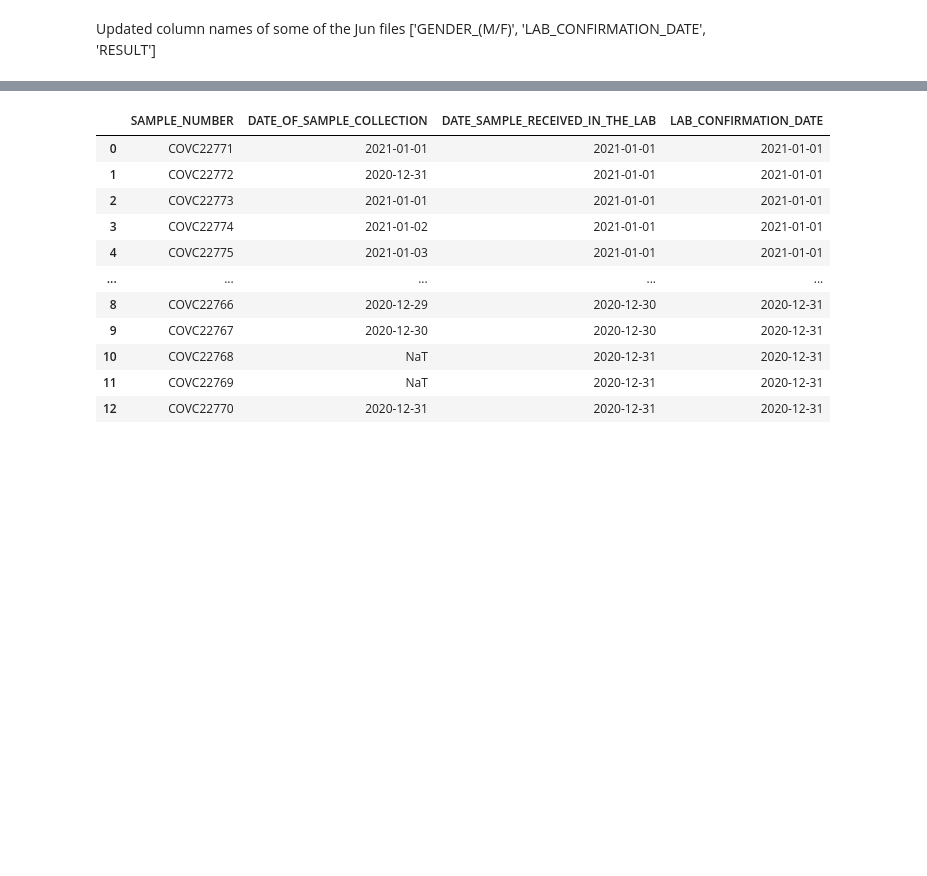
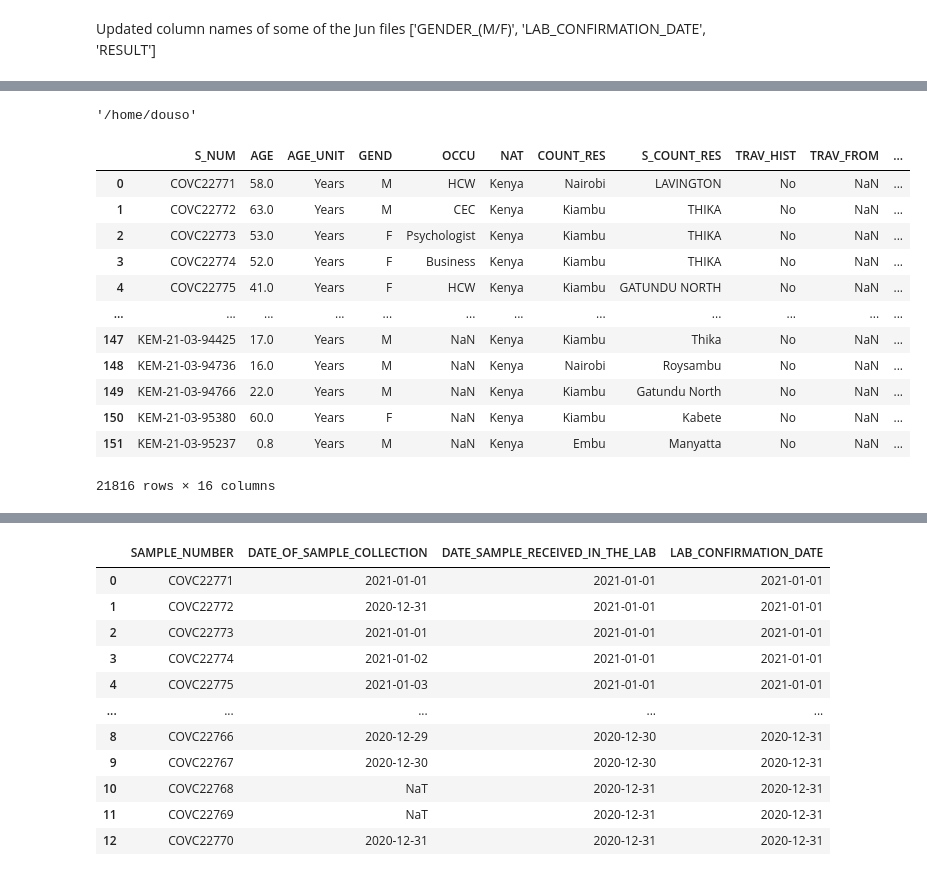
Before and after one commit to ousodaniel/SARS-CoV-2-Data-Workflows, a Jupyter notebook: metadata-cleaning.ipynb, the cells around one changed output, grey strips where cells are left out. Saved outputs shown, nothing was run; the diff lists cells and outputs as text; code cells hidden in the pictures; blank space fills up the shorter version.

```diff
--- a/metadata-cleaning.ipynb
+++ b/metadata-cleaning.ipynb
@@ -54,0 +96,5 @@ def get_trend_data(df):
+# %%
+for file in keyerrors[:-1]:
+    df_file = pd.read_excel(f'{data_dir}/{file}', header=1)
+    df_file.columns = headers
+    df_file.to_excel(f'{data_dir}/add_col2/{file}', startrow=1)
@@ -76,19 +263,4 @@ print(count, len(files))
-# %%
-df_raw = pd.DataFrame()
-count = 0
-for file in files:
-#     print(file)
-#     df_file = pd.read_excel(f'{data_dir}/{file}', header=1)
-#     df_fnl = data_fnl.append(get_trend_data(df_file), ignore_index=True)
-    try:
-        df_file = pd.read_excel(f'{data_dir}/{file}', header=1)
-        df_data = get_trend_data(df_file)
-        df_raw = df_raw.append(df_data)
-        count += 1
-    except:
-        if KeyError:
-            print(f'KeyError: {file}')
-        elif ValueError:
-            print(f'ValueError: {file}')
-    finally: pass
-print(count, len(files))
+# %%
+os.getenv('PWD')
+# %% [output]
+'/home/douso'
@@ -94,0 +270,14 @@ print(count, len(files))
+# %%
+def cov_names(x):
+    x = x.upper().strip()
+    if len(x) == 8:
+        x = x.replace('COVC', 'COVC0')
+    elif len(x) == 7:
+        x = x.replace('COVC', 'COVC00')
+    elif len(x) == 6:
+        x = x.replace('COVC', 'COVC000')
+    elif len(x) == 5:
+        x = x.replace('COVC', 'COVC0000')
+    return x
+# %%
+df_raw = df_raw.assign(S_NUM=df_raw['S_NUM'].apply(lambda x: cov_names(x)))
@@ -95 +287,17 @@ print(count, len(files))
+# %%
+df_raw.head()
+# %% [output]
+|  | S_NUM | AGE | AGE_UNIT | GEND | OCCU | NAT | COUNT_RES | S_COUNT_RES | TRAV_HIST | TRAV_FROM | ... |
+| 0 | COVC22771 | 58.0 | Years | M | HCW | Kenya | Nairobi | LAVINGTON | No | NaN | ... |
+| 1 | COVC22772 | 63.0 | Years | M | CEC | Kenya | Kiambu | THIKA | No | NaN | ... |
+| 2 | COVC22773 | 53.0 | Years | F | Psychologist | Kenya | Kiambu | THIKA | No | NaN | ... |
+| 3 | COVC22774 | 52.0 | Years | F | Business | Kenya | Kiambu | THIKA | No | NaN | ... |
+| 4 | COVC22775 | 41.0 | Years | F | HCW | Kenya | Kiambu | GATUNDU NORTH | No | NaN | ... |
+| ... | ... | ... | ... | ... | ... | ... | ... | ... | ... | ... | ... |
+| 147 | KEM-21-03-94425 | 17.0 | Years | M | NaN | Kenya | Kiambu | Thika | No | NaN | ... |
+| 148 | KEM-21-03-94736 | 16.0 | Years | M | NaN | Kenya | Nairobi | Roysambu | No | NaN | ... |
+| 149 | KEM-21-03-94766 | 22.0 | Years | M | NaN | Kenya | Kiambu | Gatundu North | No | NaN | ... |
+| 150 | KEM-21-03-95380 | 60.0 | Years | F | NaN | Kenya | Kiambu | Kabete | No | NaN | ... |
+| 151 | KEM-21-03-95237 | 0.8 | Years | M | NaN | Kenya | Embu | Manyatta | No | NaN | ... |
+21816 rows × 16 columns
 # %%
```
Also changed, not shown: parts of 22 cells of this notebook.
